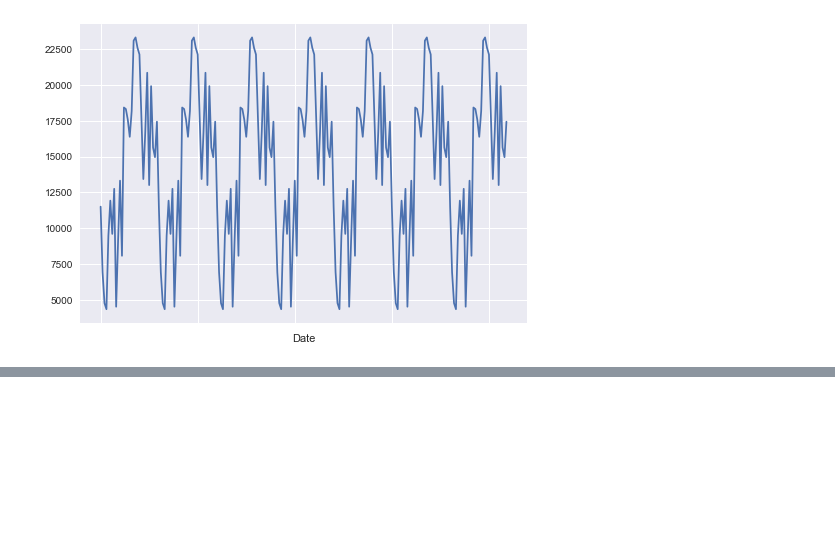
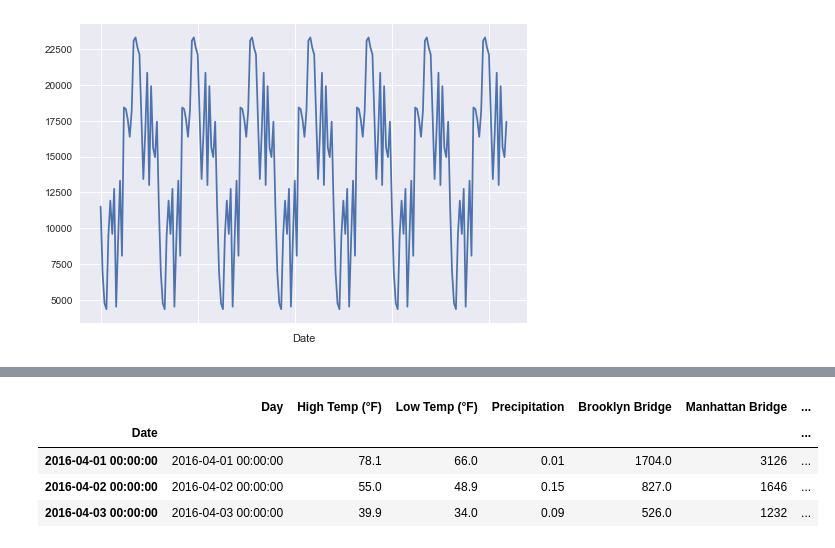
Before and after one commit to MrRutledge/NewYorkBridge, a Jupyter notebook: East_NYC_Bridge .ipynb, the cells around one changed output, grey strips where cells are left out. Cells and saved outputs as stored; diff of their text form; code cells hidden in the pictures; blank space fills up the shorter version.

```diff
--- a/East_NYC_Bridge .ipynb
+++ b/East_NYC_Bridge .ipynb
@@ -89,0 +87,8 @@ NameError: name 'bncbcbcbcb' is not defined
+# %%
+data.head(3)
+# %% [output]
+|  | Day | High Temp (°F) | Low Temp (°F) | Precipitation | Brooklyn Bridge | Manhattan Bridge | ... |
+| Date |  |  |  |  |  |  | ... |
+| 2016-04-01 00:00:00 | 2016-04-01 00:00:00 | 78.1 | 66.0 | 0.01 | 1704.0 | 3126 | ... |
+| 2016-04-02 00:00:00 | 2016-04-02 00:00:00 | 55.0 | 48.9 | 0.15 | 827.0 | 1646 | ... |
+| 2016-04-03 00:00:00 | 2016-04-03 00:00:00 | 39.9 | 34.0 | 0.09 | 526.0 | 1232 | ... |
```
Also changed, not shown: parts of 7 cells of this notebook.
